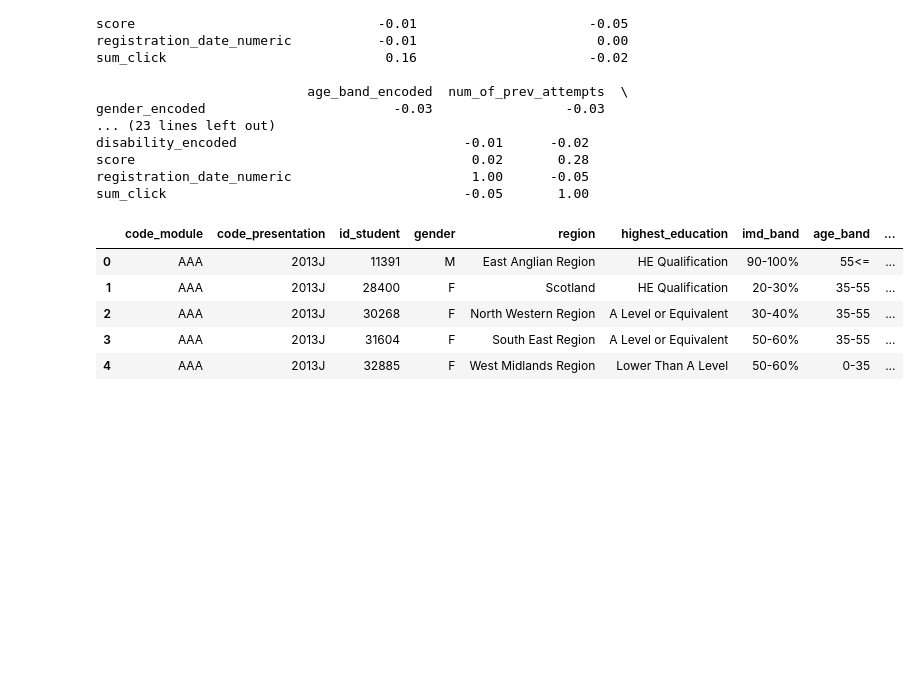
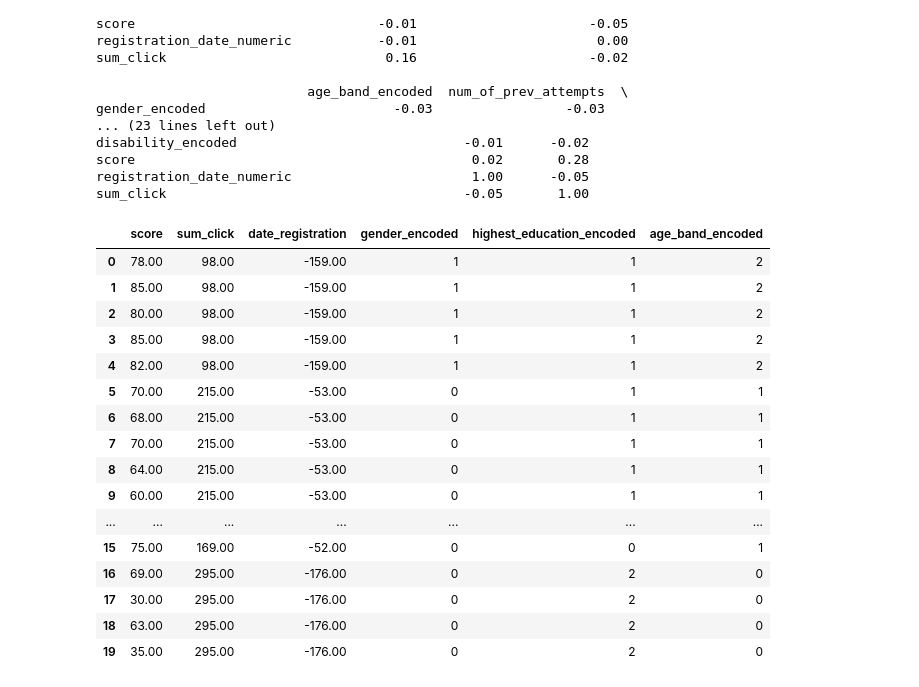
Before and after one commit to LoraLamia/uuzop-proj1, a Jupyter notebook: proj1.ipynb, the cells around one changed output. Drawn from its saved outputs; the diff is of its cells as text; code cells hidden in the pictures; blank space fills up the shorter version.

```diff
--- a/proj1.ipynb
+++ b/proj1.ipynb
@@ -655,10 +656,69 @@ score                                           0.02       0.28
 registration_date_numeric                       1.00      -0.05
 sum_click                                      -0.05       1.00
 # %%
+import pandas as pd
+from sklearn.tree import DecisionTreeClassifier
+from sklearn.model_selection import train_test_split
+from sklearn.metrics import accuracy_score, precision_score, recall_score, f1_score, roc_auc_score, confusion_matrix
+from sklearn.preprocessing import LabelEncoder
+from sklearn.ensemble import RandomForestClassifier
+
+
+#Spajanje informacija o studentima (D) s ocjenama iz studentAssessment (C)
+combined_df = pd.merge(D, C[['id_student', 'score']], on='id_student', how='left')
+
+#Dodavanje podataka o registraciji iz studentRegistration (E)
+combined_df = pd.merge(combined_df, E[['id_student', 'date_registration']], on='id_student', how='left')
+
+# Dodavanje informacija o klikovima do početka tečaja iz studentVle (F)
+# Pretpostavljamo da je 'date' u 'F' u odnosu na datum početka tečaja, pa filtriramo samo one prije početka
+clicks_till_start = F[F['date'] < 0].groupby('id_student')['sum_click'].sum().reset_index()
+combined_df = pd.merge(combined_df, clicks_till_start, on='id_student', how='left')
+# print(combined_df)
+
+features_columns = ['score', 'sum_click', 'date_registration'] + \
+                   [col for col in combined_df.columns if 'highest_education_encoded' in col or 'gender_encoded' in col or 'age_band_encoded' in col]
+
+# Izdvajanje ciljne varijable ('final_result') od značajki
+X = combined_df[features_columns]
+# Pretvaranje u multiklasne vrijednosti
+final_results_mapping = {'Pass': 0, 'Distinct': 1, 'Fail': 2, 'Withdraw': 3}
+y = combined_df['final_result'].map(final_results_mapping)
+
+X.head(20)
+
+# X_train, X_test, y_train, y_test = train_test_split(X, y, test_size=0.3, random_state=42)
+
+# random_forest = RandomForestClassifier(random_state=42)
+
+# # Training the Random Forest model
+# random_forest.fit(X_train, y_train)
+
+# # Predictions for test set
+# y_pred_rf = random_forest.predict(X_test)
+
+# accuracy_rf = accuracy_score(y_test, y_pred_rf)
+# precision_rf = precision_score(y_test, y_pred_rf)
+# recall_rf = recall_score(y_test, y_pred_rf)
+# f1_rf = f1_score(y_test, y_pred_rf)
+
+
+#X sadrži potrebne značajke, a y je ciljna varijabla
 # %% [output]
-|  | code_module | code_presentation | id_student | gender | region | highest_education | imd_band | age_band | ... |
-| 0 | AAA | 2013J | 11391 | M | East Anglian Region | HE Qualification | 90-100% | 55<= | ... |
-| 1 | AAA | 2013J | 28400 | F | Scotland | HE Qualification | 20-30% | 35-55 | ... |
-| 2 | AAA | 2013J | 30268 | F | North Western Region | A Level or Equivalent | 30-40% | 35-55 | ... |
-| 3 | AAA | 2013J | 31604 | F | South East Region | A Level or Equivalent | 50-60% | 35-55 | ... |
-| 4 | AAA | 2013J | 32885 | F | West Midlands Region | Lower Than A Level | 50-60% | 0-35 | ... |
+|  | score | sum_click | date_registration | gender_encoded | highest_education_encoded | age_band_encoded |
+| 0 | 78.00 | 98.00 | -159.00 | 1 | 1 | 2 |
+| 1 | 85.00 | 98.00 | -159.00 | 1 | 1 | 2 |
+| 2 | 80.00 | 98.00 | -159.00 | 1 | 1 | 2 |
+| 3 | 85.00 | 98.00 | -159.00 | 1 | 1 | 2 |
+| 4 | 82.00 | 98.00 | -159.00 | 1 | 1 | 2 |
+| 5 | 70.00 | 215.00 | -53.00 | 0 | 1 | 1 |
+| 6 | 68.00 | 215.00 | -53.00 | 0 | 1 | 1 |
+| 7 | 70.00 | 215.00 | -53.00 | 0 | 1 | 1 |
+| 8 | 64.00 | 215.00 | -53.00 | 0 | 1 | 1 |
+| 9 | 60.00 | 215.00 | -53.00 | 0 | 1 | 1 |
+| ... | ... | ... | ... | ... | ... | ... |
+| 15 | 75.00 | 169.00 | -52.00 | 0 | 0 | 1 |
+| 16 | 69.00 | 295.00 | -176.00 | 0 | 2 | 0 |
+| 17 | 30.00 | 295.00 | -176.00 | 0 | 2 | 0 |
+| 18 | 63.00 | 295.00 | -176.00 | 0 | 2 | 0 |
+| 19 | 35.00 | 295.00 | -176.00 | 0 | 2 | 0 |
```
Also changed, not shown: parts of 1 cell of this notebook.
